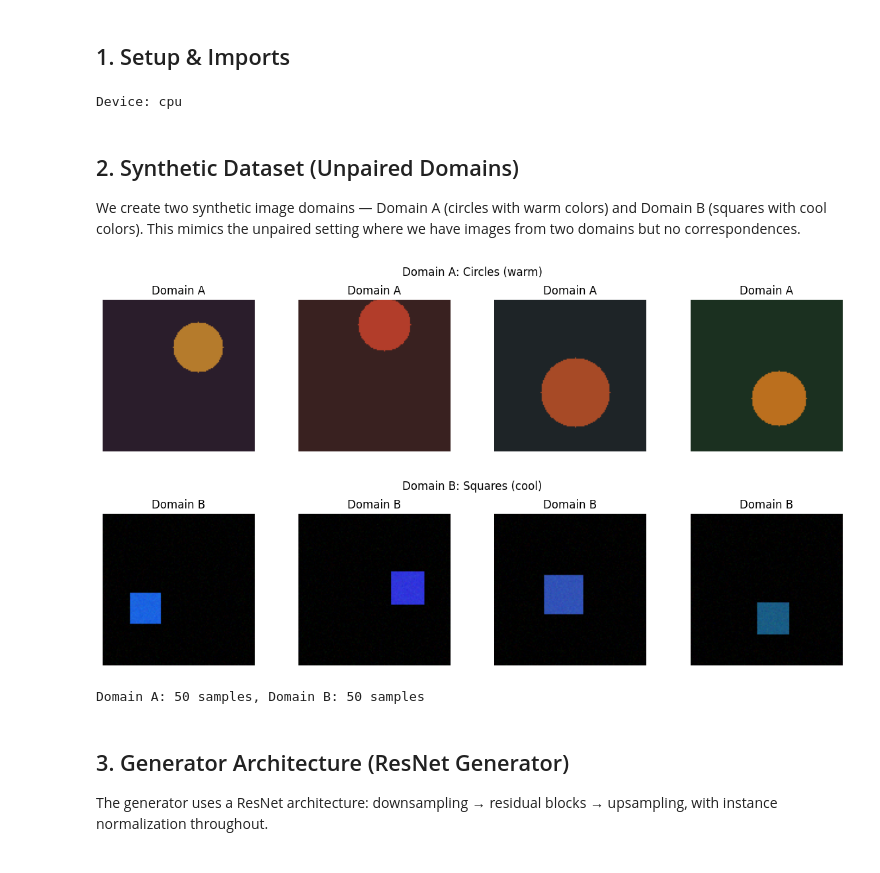
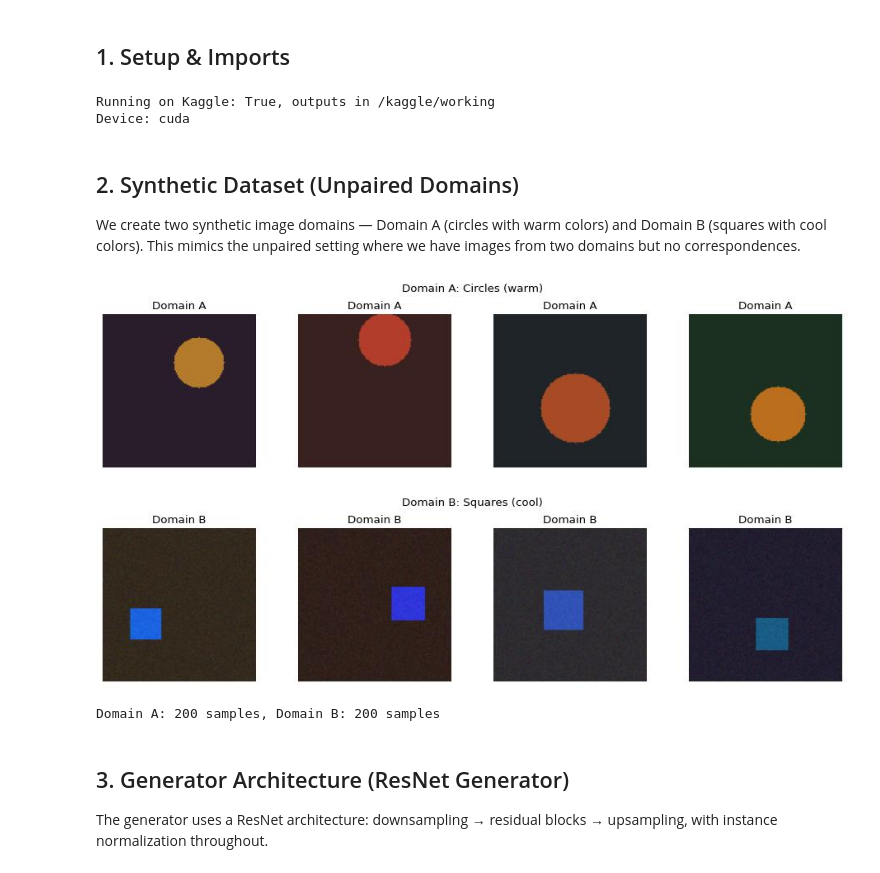
Before and after one commit to nadeemcite/research-papers, a Jupyter notebook: 026_cyclegan-unpaired-image-translation/solution.ipynb, the cells around one changed output. Saved outputs shown, nothing was run; the diff lists cells and outputs as text; code cells hidden in the pictures.

```diff
--- a/026_cyclegan-unpaired-image-translation/solution.ipynb
+++ b/026_cyclegan-unpaired-image-translation/solution.ipynb
@@ -7,7 +7,9 @@ This notebook implements CycleGAN from scratch in PyTorch, training two generato
 # %% [markdown]
 ## 1. Setup & Imports
 # %%
-!pip install -q torch torchvision matplotlib numpy Pillow
+import atexit
+import shutil
+from pathlib import Path
 
 import torch
 import torch.nn as nn
@@ -17,6 +19,7 @@ import torchvision.transforms as transforms
 from torchvision.utils import save_image, make_grid
 import numpy as np
 import matplotlib.pyplot as plt
+from matplotlib_inline.backend_inline import set_matplotlib_formats
 from PIL import Image
 import os
 import random
@@ -29,6 +32,27 @@ torch.manual_seed(42)
 if torch.cuda.is_available():
     torch.cuda.manual_seed_all(42)
 
+# Deterministic cuDNN kernels reduce run-to-run drift, but GPU runs of this notebook can still differ slightly
+torch.backends.cudnn.deterministic = True
+torch.backends.cudnn.benchmark = False
+
+# Show figures as JPEG at a modest resolution to keep the saved notebook small
+set_matplotlib_formats('jpeg')
+plt.rcParams['figure.dpi'] = 80
+
+# Kaggle runs the notebook from its output folder, so there figures and results are written
+# to the current folder; anywhere else they go to ./outputs
+ON_KAGGLE = 'KAGGLE_KERNEL_RUN_TYPE' in os.environ
+OUT_DIR = Path('.') if ON_KAGGLE else Path('outputs')
+OUT_DIR.mkdir(exist_ok=True)
+
+# On Kaggle, keep a copy of this notebook with its outputs when the kernel exits,
+# so `kaggle kernels output` can download the executed version
+if ON_KAGGLE:
+    atexit.register(lambda: os.path.exists('__notebook__.ipynb')
+                    and shutil.copy('__notebook__.ipynb', OUT_DIR / 'executed_solution.ipynb'))
+print(f'Running on Kaggle: {ON_KAGGLE}, outputs in {OUT_DIR.resolve()}')
+
 # Device
 device = torch.device('cuda' if torch.cuda.is_available() else 'cpu')
 print(f'Device: {device}')
@@ -37,12 +61,16 @@ print(f'Device: {device}')
 IMG_SIZE = 128
 BATCH_SIZE = 4
 LR = 0.0002
-EPOCHS = 1
+EPOCHS = 60
+N_SAMPLES = 200  # images per domain per epoch; each one is freshly generated
 LAMBDA_CYCLE = 10.0
-LAMBDA_IDENTITY = 0.5
+# The paper sets the identity weight to 0.5 * lambda, and uses it only on some tasks (painting to photo, for one).
+# We keep it on here so the term can be seen working.
+LAMBDA_IDENTITY = 0.5 * LAMBDA_CYCLE
 NUM_RESIDUAL = 4  # Simplified from 9 in original paper
 # %% [output]
-Device: cpu
+Running on Kaggle: True, outputs in /kaggle/working
+Device: cuda
 # %% [markdown]
 ## 2. Synthetic Dataset (Unpaired Domains)
 
@@ -83,6 +111,7 @@ class SyntheticDomainDataset(Dataset):
             sw = np.random.randint(25, 40)
             bg = np.random.uniform(0.1, 0.25, 3)
             for c in range(3):
+                img[c] = bg[c]
                 img[c, sy:sy+sw, sx:sx+sw] = base_color[c]
                 img[c] = img[c] + np.random.normal(0, 0.02, (self.size, self.size)).clip(-0.1, 0.1)
                 img[c] = img[c].clip(0, 1)
@@ -91,42 +120,42 @@ class SyntheticDomainDataset(Dataset):
         img = (img - 0.5) / 0.5
         return torch.from_numpy(img)
 
-dataset_A = SyntheticDomainDataset(n_samples=50, img_size=IMG_SIZE, domain='A')
-dataset_B = SyntheticDomainDataset(n_samples=50, img_size=IMG_SIZE, domain='B')
+dataset_A = SyntheticDomainDataset(n_samples=N_SAMPLES, img_size=IMG_SIZE, domain='A')
+dataset_B = SyntheticDomainDataset(n_samples=N_SAMPLES, img_size=IMG_SIZE, domain='B')
 
 loader_A = DataLoader(dataset_A, batch_size=BATCH_SIZE, shuffle=True, drop_last=True)
 loader_B = DataLoader(dataset_B, batch_size=BATCH_SIZE, shuffle=True, drop_last=True)
 
 # Visualize samples
 fig, axes = plt.subplots(1, 4, figsize=(12, 3))
 for i in range(4):
     img = dataset_A[i].permute(1, 2, 0).numpy()
     img = (img + 1) / 2
     axes[i].imshow(img.clip(0, 1))
     axes[i].set_title('Domain A')
     axes[i].axis('off')
 plt.suptitle('Domain A: Circles (warm)')
 plt.tight_layout()
-plt.savefig('domain_A_samples.png', dpi=80, bbox_inches='tight')
+plt.savefig(OUT_DIR / 'domain_A_samples.png', bbox_inches='tight')
 plt.show()
 
 fig, axes = plt.subplots(1, 4, figsize=(12, 3))
 for i in range(4):
     img = dataset_B[i].permute(1, 2, 0).numpy()
     img = (img + 1) / 2
     axes[i].imshow(img.clip(0, 1))
     axes[i].set_title('Domain B')
     axes[i].axis('off')
 plt.suptitle('Domain B: Squares (cool)')
 plt.tight_layout()
-plt.savefig('domain_B_samples.png', dpi=80, bbox_inches='tight')
+plt.savefig(OUT_DIR / 'domain_B_samples.png', bbox_inches='tight')
 plt.show()
 
 print(f'Domain A: {len(dataset_A)} samples, Domain B: {len(dataset_B)} samples')
 # %% [output]
 [figure]
-[figure, old version]
+[figure, new version]
-Domain A: 50 samples, Domain B: 50 samples
+Domain A: 200 samples, Domain B: 200 samples
 # %% [markdown]
 ## 3. Generator Architecture (ResNet Generator)
 
```
Also changed, not shown: parts of 9 cells of this notebook, 6 other files.
